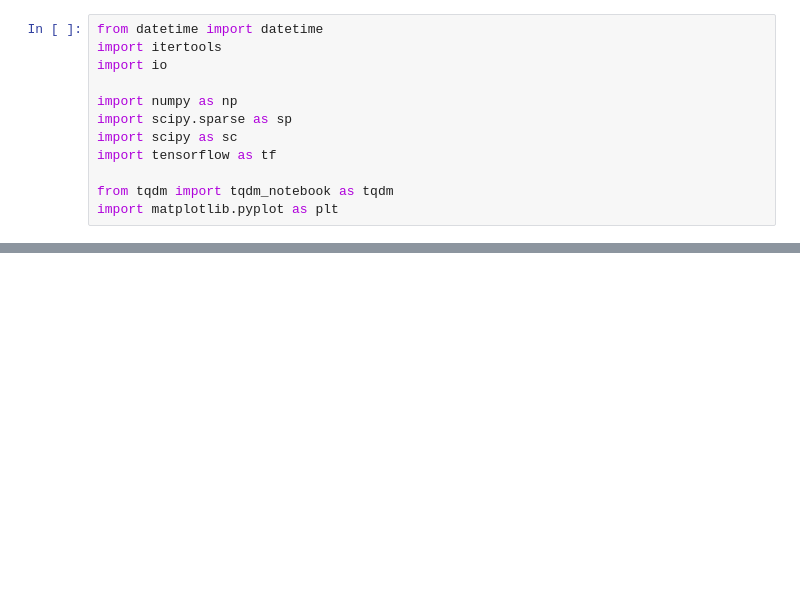
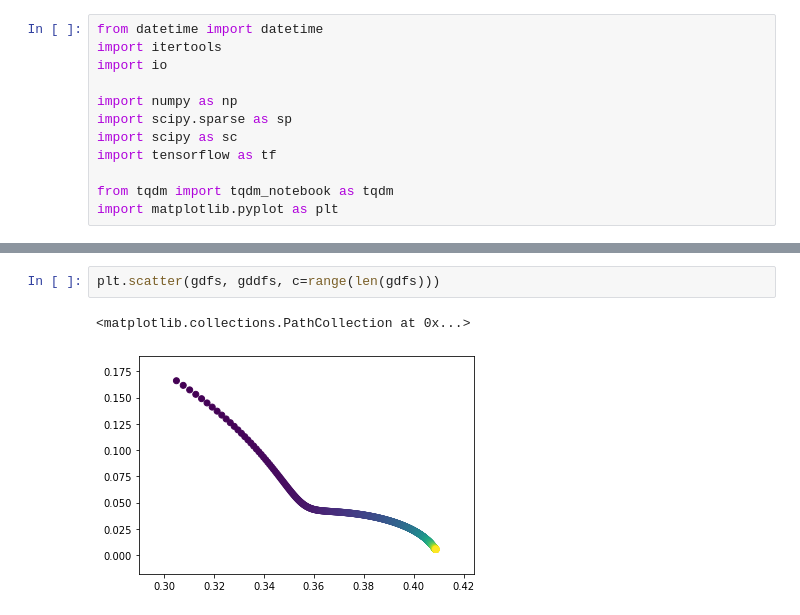
Before and after one commit to sesajad/quantum-state-construction, a Jupyter notebook: code/visualize_optimization.ipynb, the cells around one changed output, grey strips where cells are left out. Saved outputs shown, nothing was run; the diff lists cells and outputs as text; blank space fills up the shorter version.

```diff
--- a/code/visualize_optimization.ipynb
+++ b/code/visualize_optimization.ipynb
@@ -123,0 +179,5 @@ plt.legend()
+# %%
+plt.scatter(gdfs, gddfs, c=range(len(gdfs)))
+# %% [output]
+<matplotlib.collections.PathCollection at 0x...>
+[figure, added]
```
Also changed, not shown: parts of 13 cells of this notebook.
